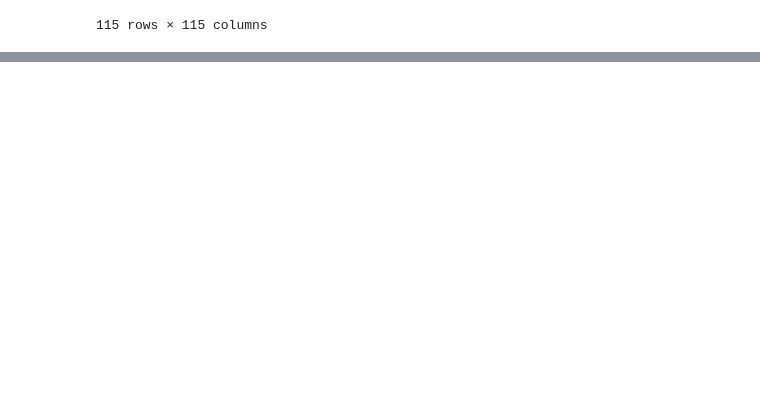
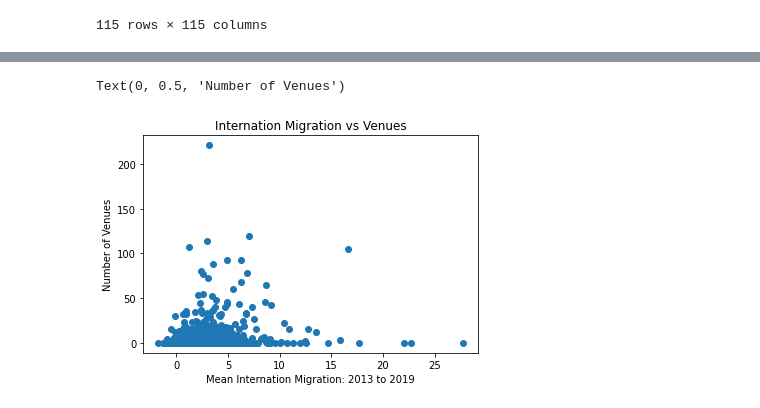
Before and after one commit to ChrxsCrxss/DS4A-Capstone, a Jupyter notebook: notebooks/sandbox/Population_EDA.ipynb, the cells around one changed output, grey strips where cells are left out. Drawn from its saved outputs; the diff is of its cells as text; code cells hidden in the pictures; blank space fills up the shorter version.

```diff
--- a/notebooks/sandbox/Population_EDA.ipynb
+++ b/notebooks/sandbox/Population_EDA.ipynb
@@ -91,0 +122,31 @@ pop_venue.corr()
+# %%
+df_pop_venue['AVG_BIRTH_RATE'] = ( df_pop_venue.R_birth_2013 + \
+df_pop_venue.R_birth_2014 + \
+df_pop_venue.R_birth_2015 + \
+df_pop_venue.R_birth_2016 + \
+df_pop_venue.R_birth_2017 + \
+df_pop_venue.R_birth_2018 + \
+df_pop_venue.R_birth_2019 ) / 7 \
+
+df_pop_venue['AVG_DEATH_RATE'] = ( df_pop_venue.R_death_2013 + \
+df_pop_venue.R_death_2014 + \
+df_pop_venue.R_death_2015 + \
+df_pop_venue.R_death_2016 + \
+df_pop_venue.R_death_2017 + \
+df_pop_venue.R_death_2018 + \
+df_pop_venue.R_death_2019 ) / 7 \
+
+
+df_pop_venue['AVG_NATURAL_INC']  = (df_pop_venue.R_NATURAL_INC_2013 + df_pop_venue.R_NATURAL_INC_2014 + df_pop_venue.R_NATURAL_INC_2015 + df_pop_venue.R_NATURAL_INC_2016 + df_pop_venue.R_NATURAL_INC_2017 + df_pop_venue.R_NATURAL_INC_2018 + df_pop_venue.R_NATURAL_INC_2019 ) / 7
+
+df_pop_venue['AVG_INTL_MIG'] = (df_pop_venue.R_INTERNATIONAL_MIG_2013 + df_pop_venue.R_INTERNATIONAL_MIG_2014 + df_pop_venue.R_INTERNATIONAL_MIG_2015 + df_pop_venue.R_INTERNATIONAL_MIG_2016 + df_pop_venue.R_INTERNATIONAL_MIG_2017 + df_pop_venue.R_INTERNATIONAL_MIG_2018 + df_pop_venue.R_INTERNATIONAL_MIG_2019) / 7
+
+df_pop_venue['AVG_DOMESTIC_MIG'] = (df_pop_venue.R_DOMESTIC_MIG_2013 + df_pop_venue.R_DOMESTIC_MIG_2014 + df_pop_venue.R_DOMESTIC_MIG_2015 + df_pop_venue.R_DOMESTIC_MIG_2016 + df_pop_venue.R_DOMESTIC_MIG_2017 + df_pop_venue.R_DOMESTIC_MIG_2018 + df_pop_venue.R_DOMESTIC_MIG_2019) / 7
+
+
+df_pop_venue['AVG_NET_MIG'] = ( df_pop_venue.R_NET_MIG_2013 + df_pop_venue.R_NET_MIG_2014 + df_pop_venue.R_NET_MIG_2015 + df_pop_venue.R_NET_MIG_2016 + df_pop_venue.R_NET_MIG_2017 + df_pop_venue.R_NET_MIG_2018 + df_pop_venue.R_NET_MIG_2019) / 7
+# %%
+df_avg_venue = df_pop_venue[['state','county','num_venues','AVG_BIRTH_RATE','AVG_DEATH_RATE','AVG_NATURAL_INC','AVG_INTL_MIG','AVG_DOMESTIC_MIG','AVG_NET_MIG']]
+
+corr = df_avg_venue.corr()
+corr.style.background_gradient(cmap='coolwarm')
@@ -91,0 +162,8 @@ pop_venue.corr()
+# %%
+plt.scatter(df_avg_venue.AVG_INTL_MIG, df_avg_venue.num_venues)
+plt.title('Internation Migration vs Venues')
+plt.xlabel('Mean Internation Migration: 2013 to 2019')
+plt.ylabel('Number of Venues')
+# %% [output]
+Text(0, 0.5, 'Number of Venues')
+[figure, added]
```
Also changed, not shown: parts of 16 cells of this notebook, 6 other files.
